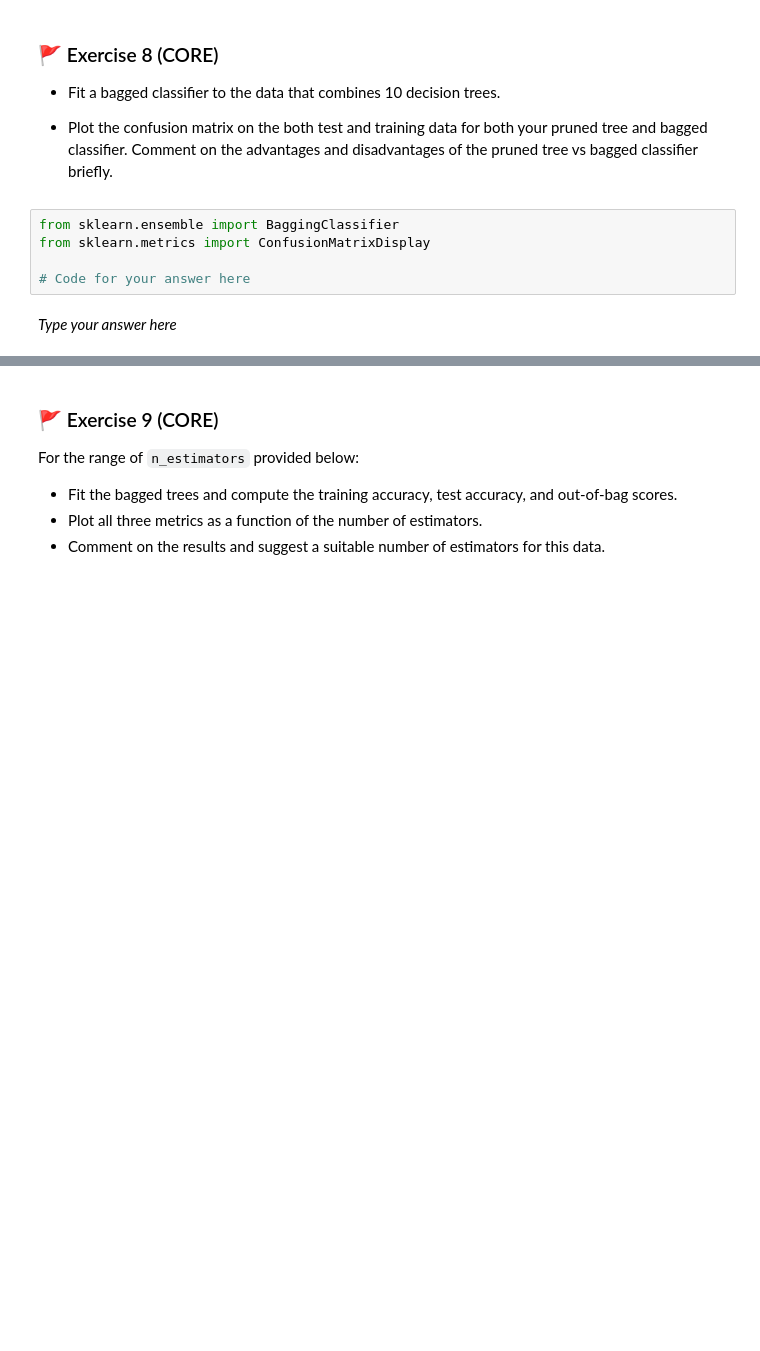
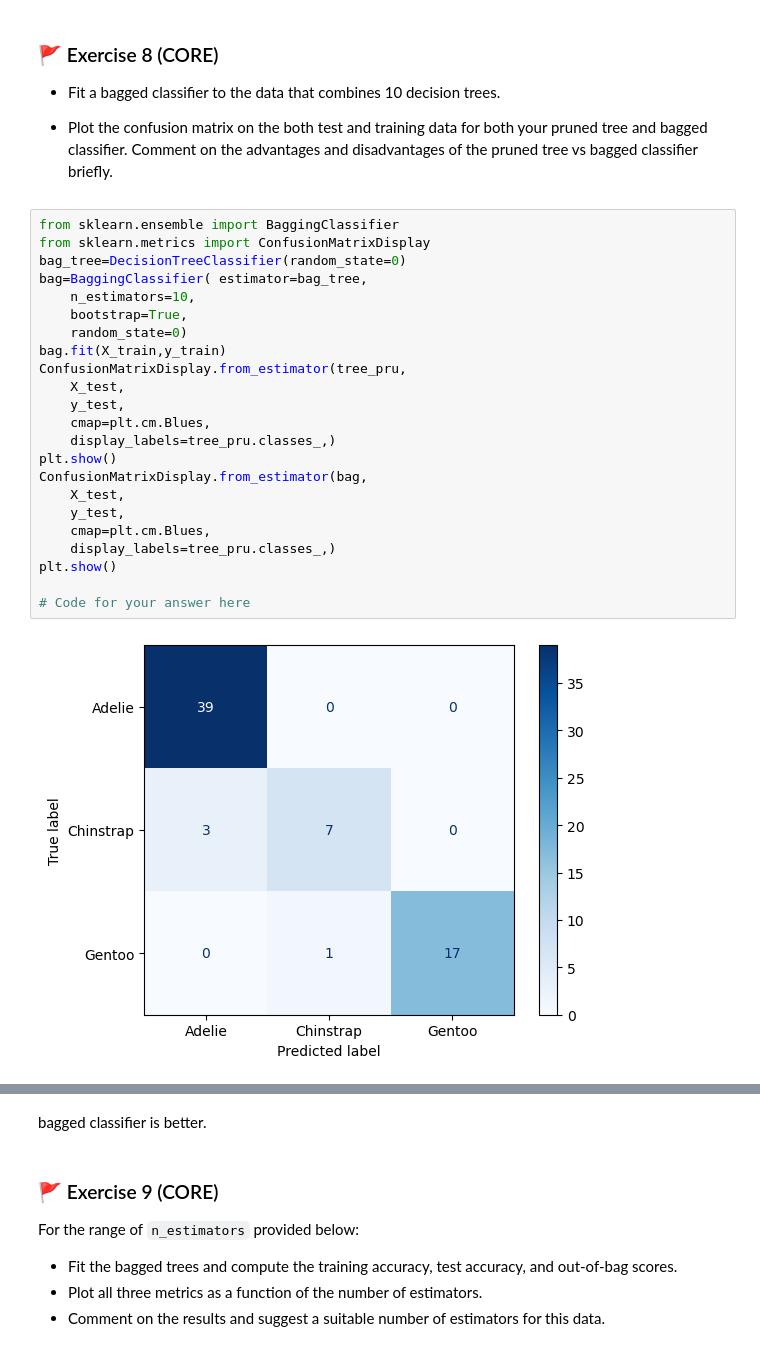
Before and after one commit to s2777427/MLP_2026_week08, a Jupyter notebook: mlp_week08.ipynb, the cells around one changed output, grey strips where cells are left out. Drawn from its saved outputs; the diff is of its cells as text; blank space fills up the shorter version.

```diff
--- a/mlp_week08.ipynb
+++ b/mlp_week08.ipynb
@@ -435,10 +459,28 @@ https://scikit-learn.org/stable/modules/generated/sklearn.ensemble.BaggingClassi
 - Fit a bagged classifier to the data that combines 10 decision trees.
 
 - Plot the confusion matrix on the both test and training data for both your pruned tree and bagged classifier. Comment on the advantages and disadvantages of the pruned tree vs bagged classifier briefly.
-# %%
-from sklearn.ensemble import BaggingClassifier
-from sklearn.metrics import ConfusionMatrixDisplay
-
-# Code for your answer here
-# %% [markdown]
-_Type your answer here_
+# %%
+from sklearn.ensemble import BaggingClassifier
+from sklearn.metrics import ConfusionMatrixDisplay
+bag_tree=DecisionTreeClassifier(random_state=0)
+bag=BaggingClassifier( estimator=bag_tree,
+    n_estimators=10,
+    bootstrap=True,
+    random_state=0)
+bag.fit(X_train,y_train)
+ConfusionMatrixDisplay.from_estimator(tree_pru,
+    X_test,
+    y_test,
+    cmap=plt.cm.Blues,
+    display_labels=tree_pru.classes_,)
+plt.show()
+ConfusionMatrixDisplay.from_estimator(bag,
+    X_test,
+    y_test,
+    cmap=plt.cm.Blues,
+    display_labels=tree_pru.classes_,)
+plt.show()
+
+# Code for your answer here
+# %% [output]
+[figure, added]
@@ -445,3 +488,5 @@ _Type your answer here_
+# %% [markdown]
+bagged classifier is better.
 # %% [markdown]
 ### 🚩 Exercise 9  (CORE)
 
```
Also changed, not shown: parts of 30 cells of this notebook.
